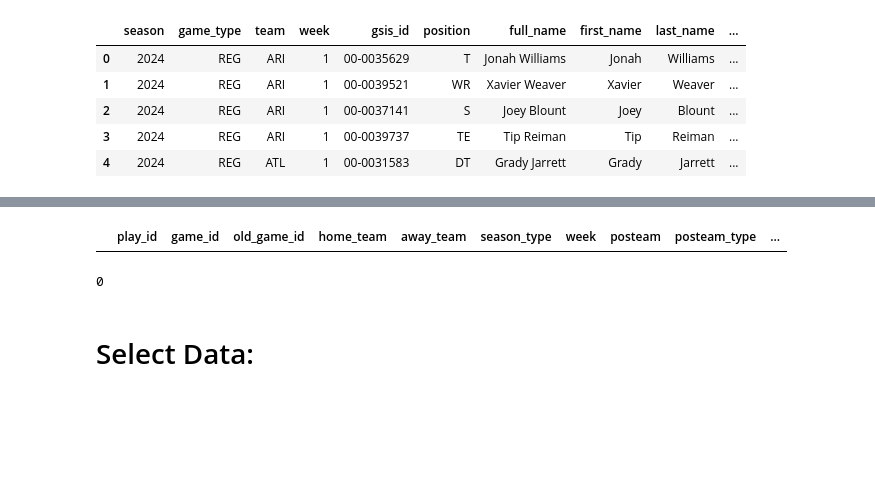
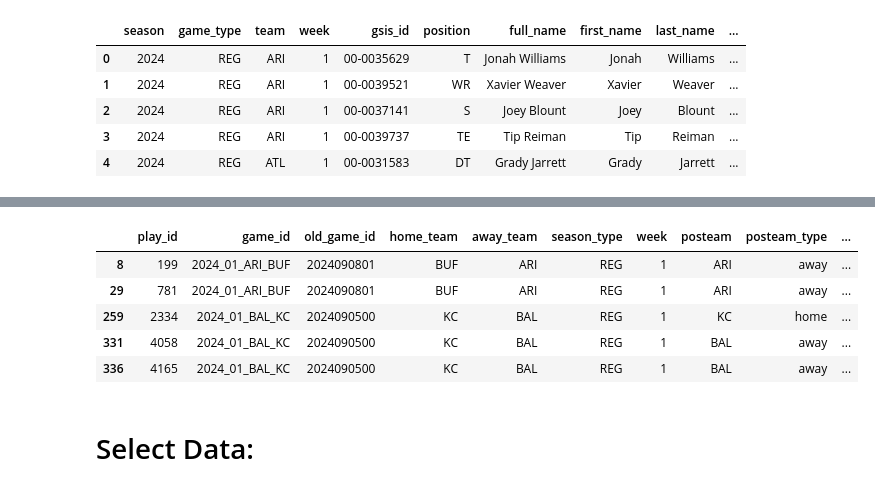
Before and after one commit to DiyaPrasanth20/NFL_Analysis, a Jupyter notebook: DataPrep.ipynb, the cells around one changed output, grey strips where cells are left out. Saved outputs shown, nothing was run; the diff lists cells and outputs as text; code cells hidden in the pictures; blank space fills up the shorter version.

Commit message:
regex pattern to identify injured players in df

```diff
--- a/DataPrep.ipynb
+++ b/DataPrep.ipynb
@@ -277,11 +231,21 @@ valid_df = pd.DataFrame(valid_rows, columns=play_df.columns)
-# %%
-valid_df
-# %% [output]
-|  | play_id | game_id | old_game_id | home_team | away_team | season_type | week | posteam | posteam_type | ... |
-# %%
-len(valid_df) # There are 0 valid rows where the injury for a player is recorded after a play involving a player
-# %% [output]
-0
+# %%
+plays_with_injuries = play_df[play_df['desc'].str.contains("was injured", na=False)]
+# %%
+pattern = r'(\w+\.(\w|-|\.|\')+)(?: \w+)? was injured'
+# Extract the injured player's name from the desc column
+injured_players = plays_with_injuries.loc[:, "desc"].str.extract(pattern)
+# %%
+plays_with_injuries = pd.concat([plays_with_injuries, injured_players], axis=1)
+plays_with_injuries.rename(columns={0: "injured_player"}, inplace=True)
+# %%
+plays_with_injuries.head()
+# %% [output]
+|  | play_id | game_id | old_game_id | home_team | away_team | season_type | week | posteam | posteam_type | ... |
+| 8 | 199 | 2024_01_ARI_BUF | 2024090801 | BUF | ARI | REG | 1 | ARI | away | ... |
+| 29 | 781 | 2024_01_ARI_BUF | 2024090801 | BUF | ARI | REG | 1 | ARI | away | ... |
+| 259 | 2334 | 2024_01_BAL_KC | 2024090500 | KC | BAL | REG | 1 | KC | home | ... |
+| 331 | 4058 | 2024_01_BAL_KC | 2024090500 | KC | BAL | REG | 1 | BAL | away | ... |
+| 336 | 4165 | 2024_01_BAL_KC | 2024090500 | KC | BAL | REG | 1 | BAL | away | ... |
 # %% [markdown]
 # Select Data:
 # %% [markdown]
```
Also changed, not shown: parts of 6 cells of this notebook.
